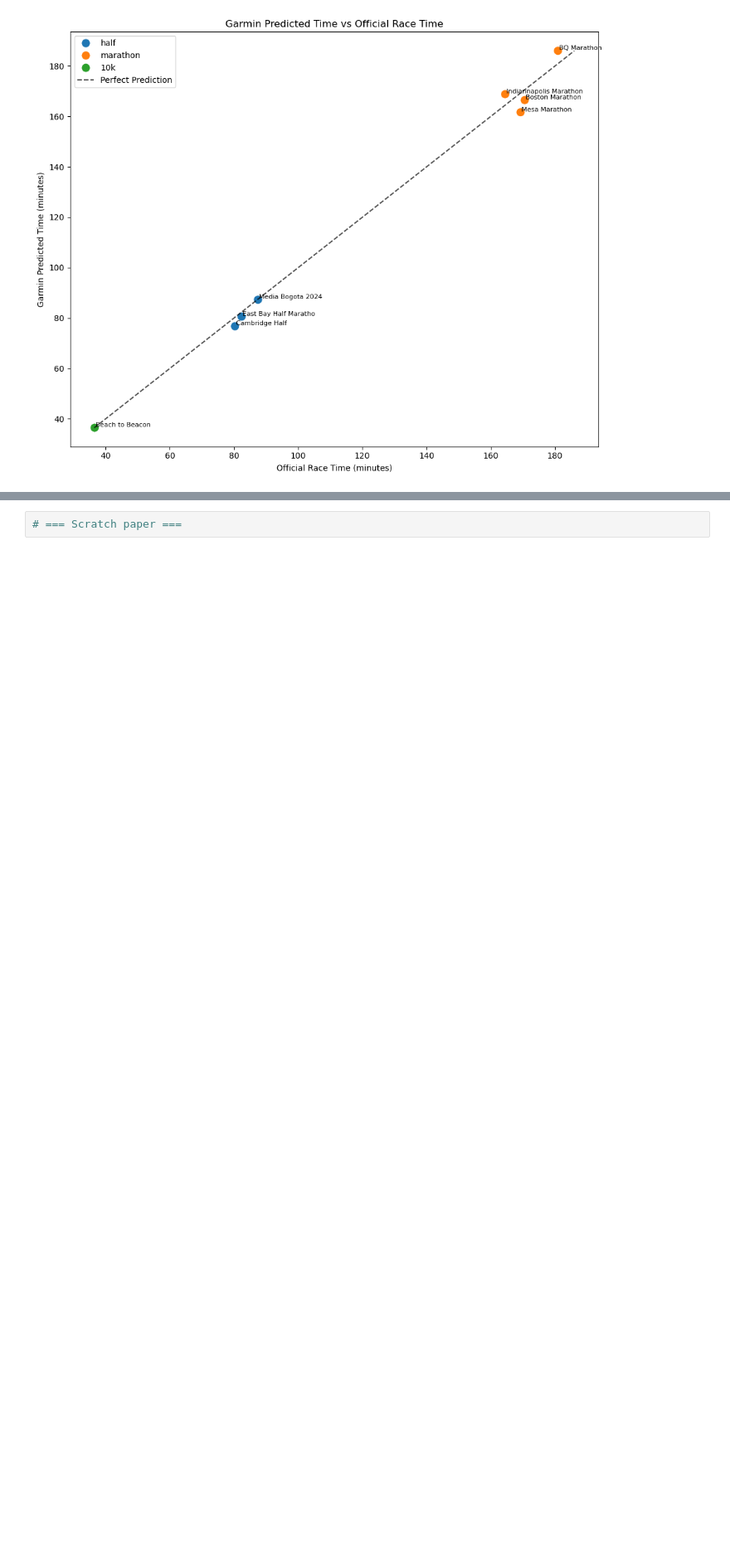
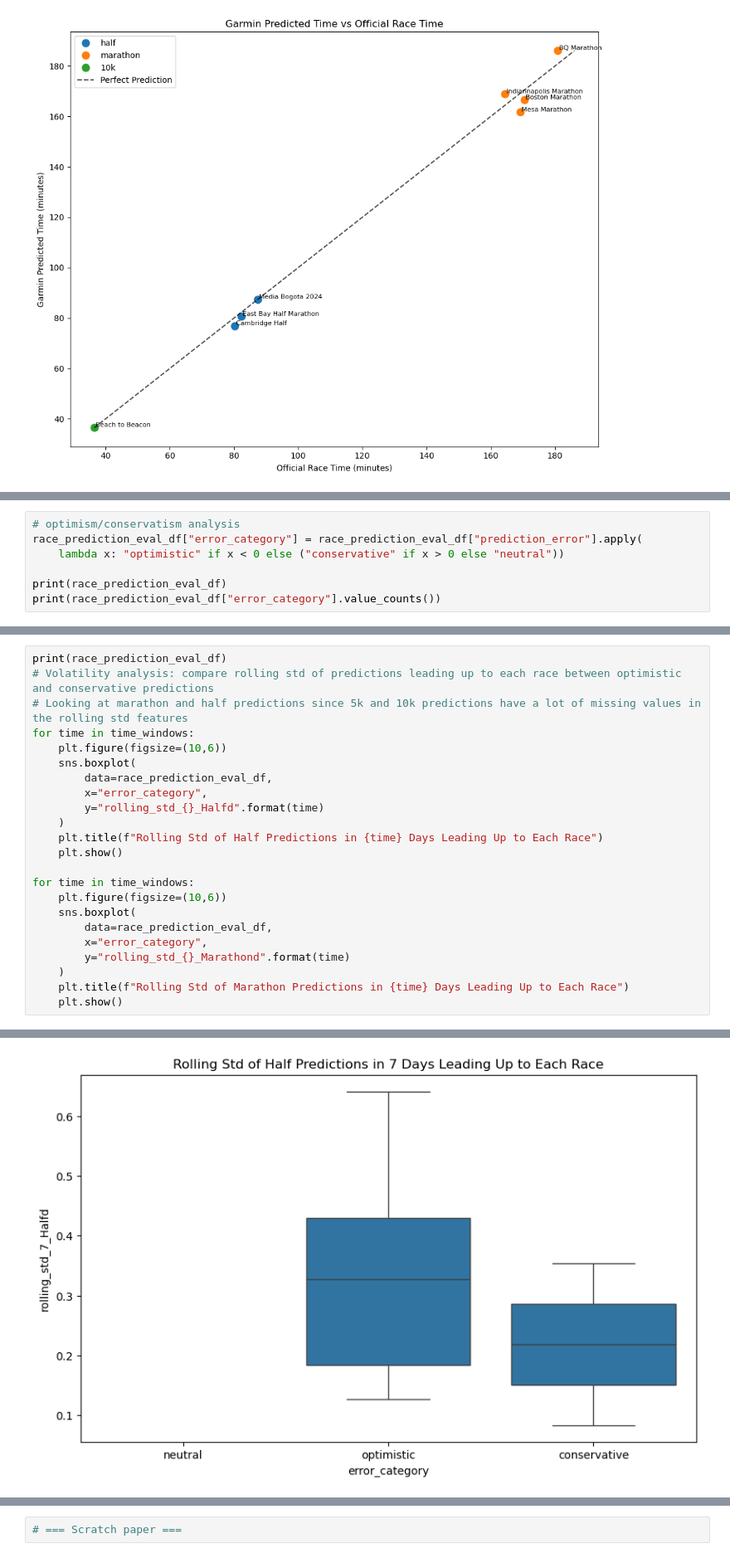
Before and after one commit to herreram22/endurance-performance-project, a Jupyter notebook: notebooks/08_prediction_analysis.ipynb, the cells around one changed output, grey strips where cells are left out. Shown at 83% size. Saved outputs shown, nothing was run; the diff lists cells and outputs as text; blank space fills up the shorter version.

```diff
--- a/notebooks/08_prediction_analysis.ipynb
+++ b/notebooks/08_prediction_analysis.ipynb
@@ -356,0 +375,7 @@ plt.show()
+# %%
+# optimism/conservatism analysis
+race_prediction_eval_df["error_category"] = race_prediction_eval_df["prediction_error"].apply(
+    lambda x: "optimistic" if x < 0 else ("conservative" if x > 0 else "neutral"))
+
+print(race_prediction_eval_df)
+print(race_prediction_eval_df["error_category"].value_counts())
@@ -356,0 +437,24 @@ plt.show()
+# %%
+print(race_prediction_eval_df)
+# Volatility analysis: compare rolling std of predictions leading up to each race between optimistic and conservative predictions
+# Looking at marathon and half predictions since 5k and 10k predictions have a lot of missing values in the rolling std features
+for time in time_windows:
+    plt.figure(figsize=(10,6))
+    sns.boxplot(
+        data=race_prediction_eval_df,
+        x="error_category",
+        y="rolling_std_{}_Halfd".format(time)
+    )
+    plt.title(f"Rolling Std of Half Predictions in {time} Days Leading Up to Each Race")
+    plt.show()
+
+for time in time_windows:
+    plt.figure(figsize=(10,6))
+    sns.boxplot(
+        data=race_prediction_eval_df,
+        x="error_category",
+        y="rolling_std_{}_Marathond".format(time)
+    )
+    plt.title(f"Rolling Std of Marathon Predictions in {time} Days Leading Up to Each Race")
+    plt.show()
+# %% [output]
@@ -356,0 +478 @@ plt.show()
+[figure, added]
```
Also changed, not shown: parts of 15 cells of this notebook, 1 other file.
